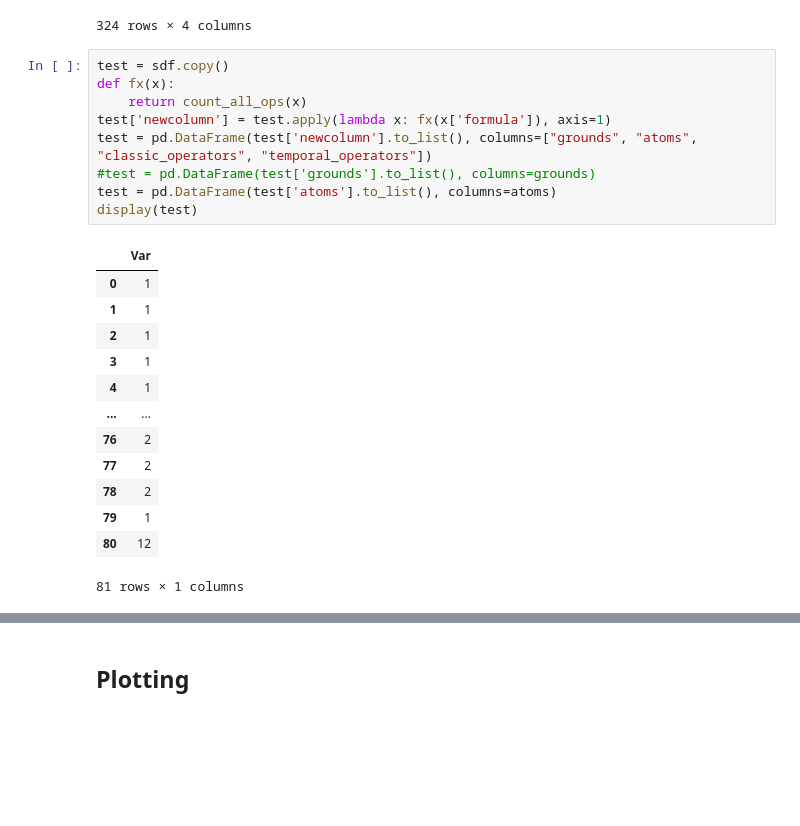
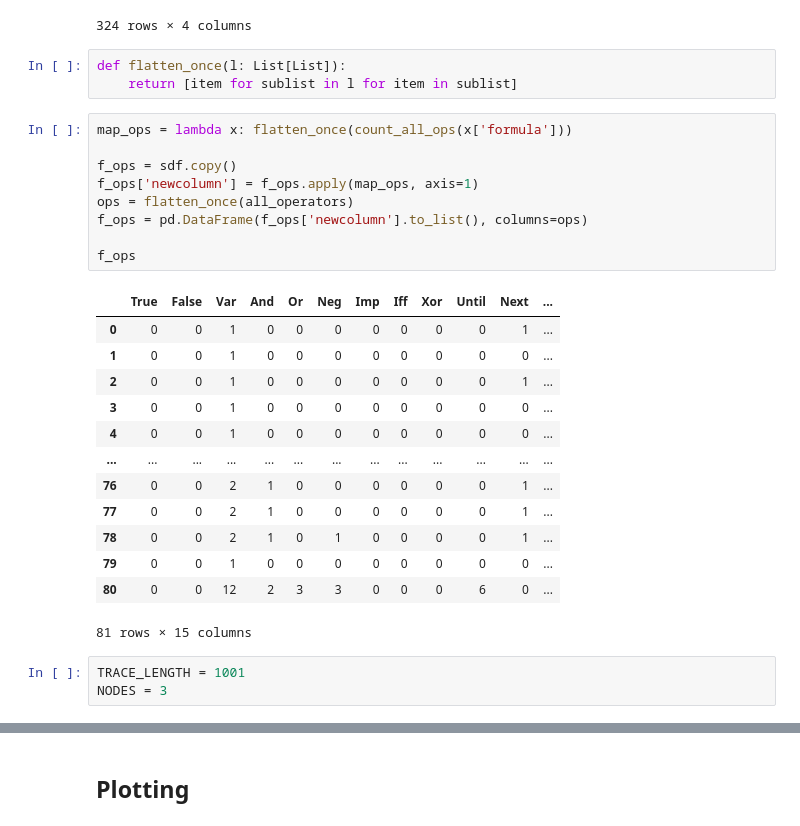
Before and after one commit to ennioVisco/predicting-decentmon, a Jupyter notebook: main.ipynb, the cells around one changed output, grey strips where cells are left out. Drawn from its saved outputs; the diff is of its cells as text; blank space fills up the shorter version.

Commit message:
updated trace extractor

```diff
--- a/main.ipynb
+++ b/main.ipynb
@@ -151,26 +151,32 @@ merged_metrics
 | 79 | 25 | choreography | 18.0 | nb_progressions |
 | 80 | 26 | choreography | 100.0 | nb_progressions |
 324 rows × 4 columns
-# %%
-test = sdf.copy()
-def fx(x):
-    return count_all_ops(x)
-test['newcolumn'] = test.apply(lambda x: fx(x['formula']), axis=1)
-test = pd.DataFrame(test['newcolumn'].to_list(), columns=["grounds", "atoms", "classic_operators", "temporal_operators"])
-#test = pd.DataFrame(test['grounds'].to_list(), columns=grounds)
-test = pd.DataFrame(test['atoms'].to_list(), columns=atoms)
-display(test)
-# %% [output]
-|  | Var |
-| 0 | 1 |
-| 1 | 1 |
-| 2 | 1 |
-| 3 | 1 |
-| 4 | 1 |
-| ... | ... |
-| 76 | 2 |
-| 77 | 2 |
-| 78 | 2 |
-| 79 | 1 |
-| 80 | 12 |
-81 rows × 1 columns
+# %%
+def flatten_once(l: List[List]):
+    return [item for sublist in l for item in sublist]
+# %%
+map_ops = lambda x: flatten_once(count_all_ops(x['formula']))
+
+f_ops = sdf.copy()
+f_ops['newcolumn'] = f_ops.apply(map_ops, axis=1)
+ops = flatten_once(all_operators)
+f_ops = pd.DataFrame(f_ops['newcolumn'].to_list(), columns=ops)
+
+f_ops
+# %% [output]
+|  | True | False | Var | And | Or | Neg | Imp | Iff | Xor | Until | Next | ... |
+| 0 | 0 | 0 | 1 | 0 | 0 | 0 | 0 | 0 | 0 | 0 | 1 | ... |
+| 1 | 0 | 0 | 1 | 0 | 0 | 0 | 0 | 0 | 0 | 0 | 0 | ... |
+| 2 | 0 | 0 | 1 | 0 | 0 | 0 | 0 | 0 | 0 | 0 | 1 | ... |
+| 3 | 0 | 0 | 1 | 0 | 0 | 0 | 0 | 0 | 0 | 0 | 0 | ... |
+| 4 | 0 | 0 | 1 | 0 | 0 | 0 | 0 | 0 | 0 | 0 | 0 | ... |
+| ... | ... | ... | ... | ... | ... | ... | ... | ... | ... | ... | ... | ... |
+| 76 | 0 | 0 | 2 | 1 | 0 | 0 | 0 | 0 | 0 | 0 | 1 | ... |
+| 77 | 0 | 0 | 2 | 1 | 0 | 0 | 0 | 0 | 0 | 0 | 1 | ... |
+| 78 | 0 | 0 | 2 | 1 | 0 | 1 | 0 | 0 | 0 | 0 | 1 | ... |
+| 79 | 0 | 0 | 1 | 0 | 0 | 0 | 0 | 0 | 0 | 0 | 0 | ... |
+| 80 | 0 | 0 | 12 | 2 | 3 | 3 | 0 | 0 | 0 | 6 | 0 | ... |
+81 rows × 15 columns
+# %%
+TRACE_LENGTH = 1001
+NODES = 3
```
Also changed, not shown: parts of 7 cells of this notebook, 1 other file.
